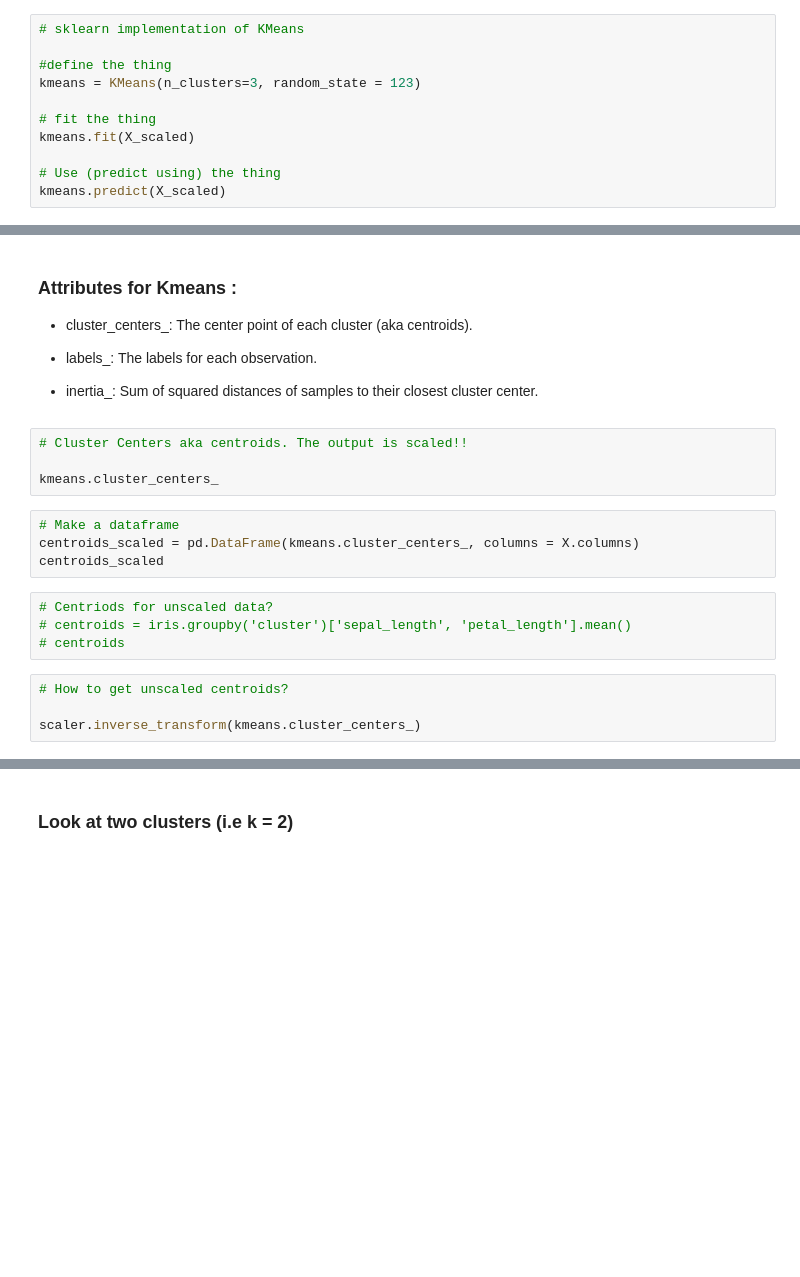
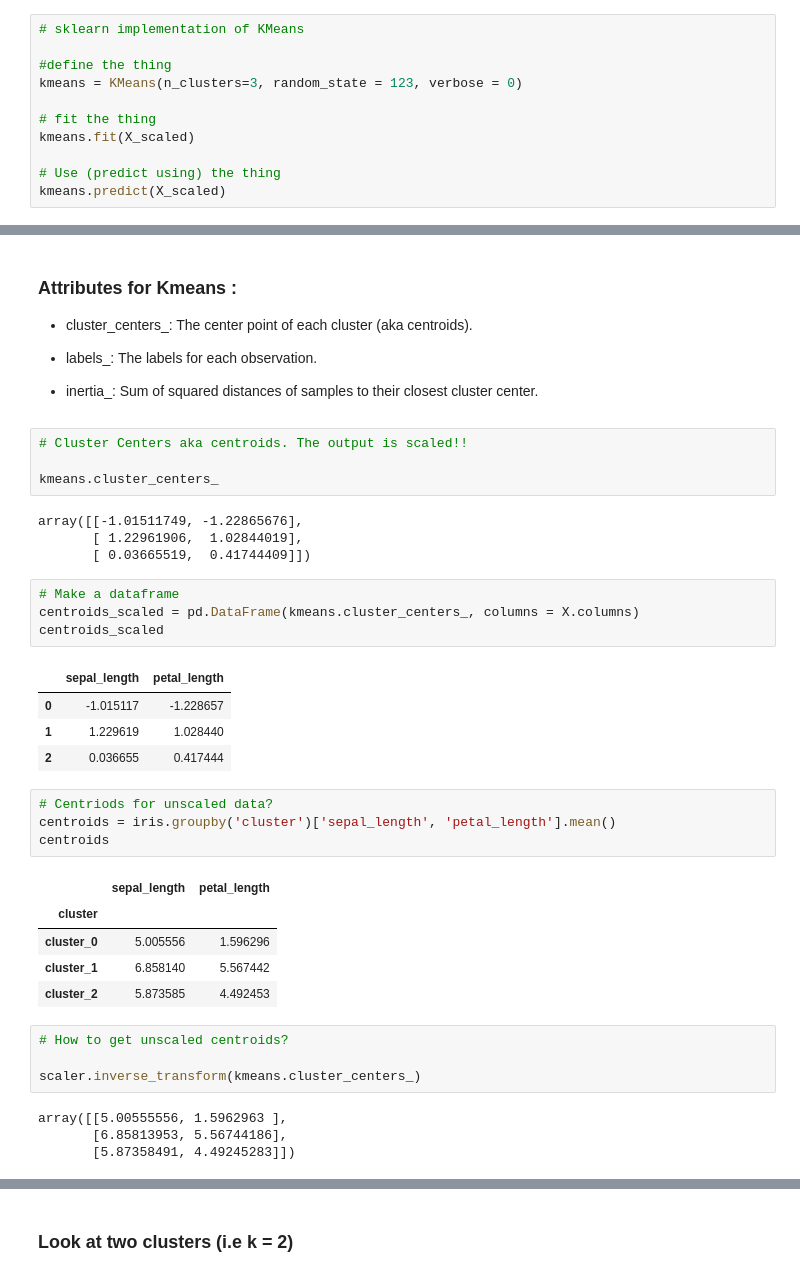
Before and after one commit to CodeupClassroom/hopper-clustering-exercises, a Jupyter notebook: K-means_lesson.ipynb, the cells around one changed output, grey strips where cells are left out. Drawn from its saved outputs; the diff is of its cells as text; blank space fills up the shorter version.

Commit message:
finsih Kmeans lesson

```diff
--- a/K-means_lesson.ipynb
+++ b/K-means_lesson.ipynb
@@ -82,7 +112,7 @@ X_scaled.head()
 # sklearn implementation of KMeans
 
 #define the thing
-kmeans = KMeans(n_clusters=3, random_state = 123)
+kmeans = KMeans(n_clusters=3, random_state = 123, verbose = 0)
 
 # fit the thing
 kmeans.fit(X_scaled)
@@ -114,18 +171,37 @@ viz_kmeans.viz_iris(iris, kmeans)
 # Cluster Centers aka centroids. The output is scaled!!
 
 kmeans.cluster_centers_
+# %% [output]
+array([[-1.01511749, -1.22865676],
+       [ 1.22961906,  1.02844019],
+       [ 0.03665519,  0.41744409]])
 # %%
 # Make a dataframe
 centroids_scaled = pd.DataFrame(kmeans.cluster_centers_, columns = X.columns)
 centroids_scaled
+# %% [output]
+|  | sepal_length | petal_length |
+| 0 | -1.015117 | -1.228657 |
+| 1 | 1.229619 | 1.028440 |
+| 2 | 0.036655 | 0.417444 |
 # %%
 # Centriods for unscaled data?
-# centroids = iris.groupby('cluster')['sepal_length', 'petal_length'].mean()
-# centroids
+centroids = iris.groupby('cluster')['sepal_length', 'petal_length'].mean()
+centroids
+# %% [output]
+|  | sepal_length | petal_length |
+| cluster |  |  |
+| cluster_0 | 5.005556 | 1.596296 |
+| cluster_1 | 6.858140 | 5.567442 |
+| cluster_2 | 5.873585 | 4.492453 |
 # %%
 # How to get unscaled centroids?
 
 scaler.inverse_transform(kmeans.cluster_centers_)
+# %% [output]
+array([[5.00555556, 1.5962963 ],
+       [6.85813953, 5.56744186],
+       [5.87358491, 4.49245283]])
 # %%
 # Labels (same as from predict)
 
```
Also changed, not shown: parts of 20 cells of this notebook, 1 other file.
